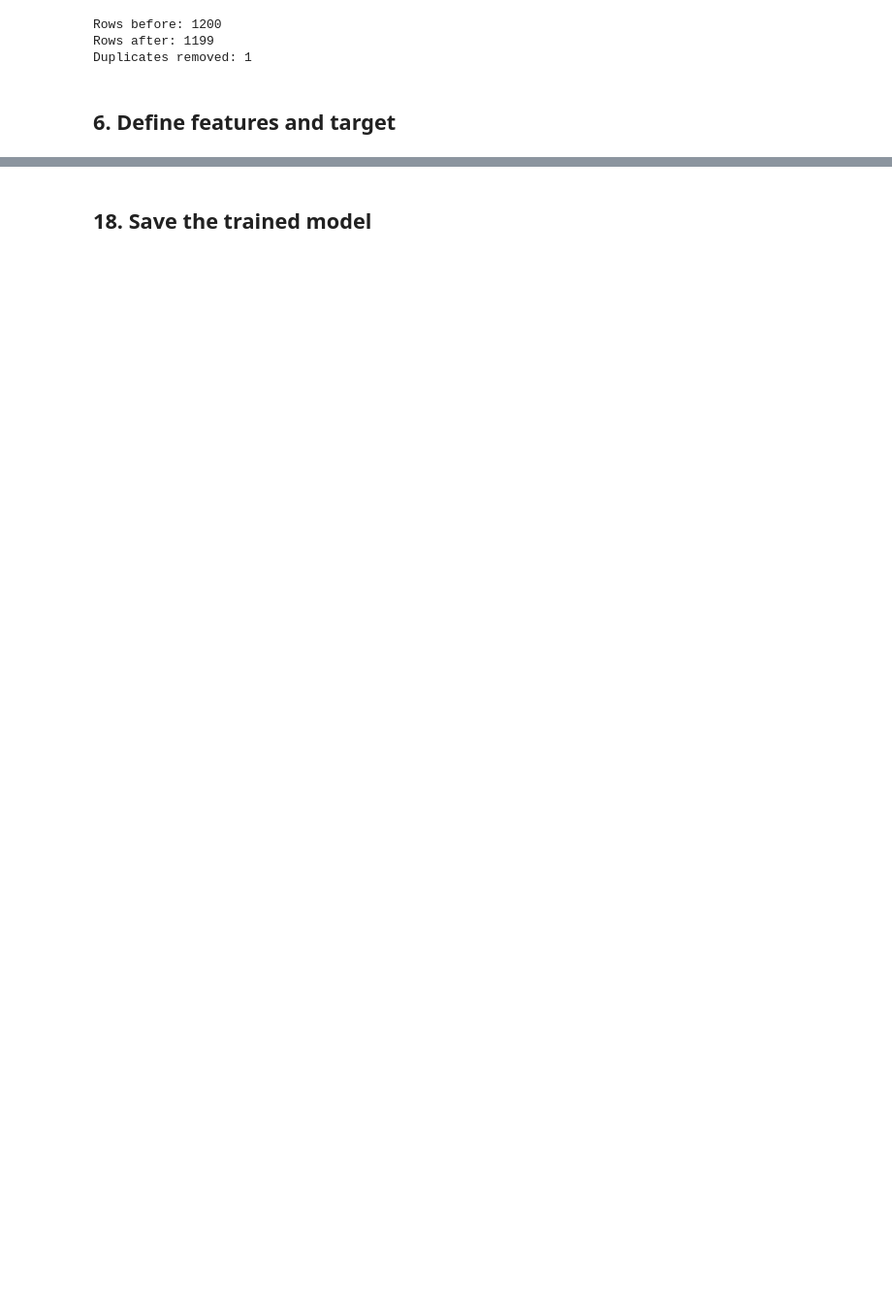
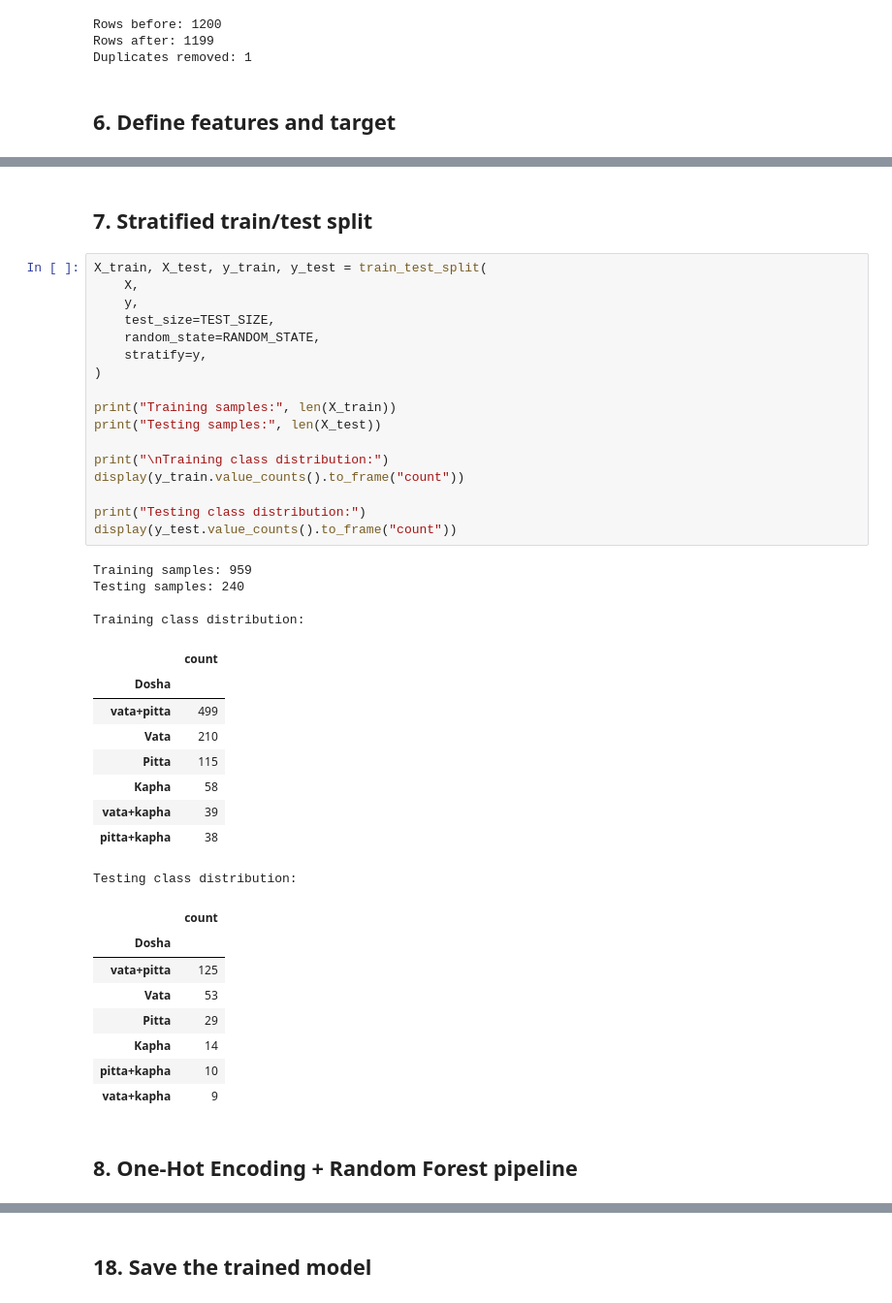
Before and after one commit to Adnankakar/Prakruti-chatbot, a Jupyter notebook: ml/notebooks/random_forest_training.ipynb, the cells around one changed output, grey strips where cells are left out. Shown at 97% size. Saved outputs shown, nothing was run; the diff lists cells and outputs as text; blank space fills up the shorter version.

```diff
--- a/ml/notebooks/random_forest_training.ipynb
+++ b/ml/notebooks/random_forest_training.ipynb
@@ -479,0 +208,43 @@ Final model trained on all available data.
+# %% [markdown]
+## 7. Stratified train/test split
+# %%
+X_train, X_test, y_train, y_test = train_test_split(
+    X,
+    y,
+    test_size=TEST_SIZE,
+    random_state=RANDOM_STATE,
+    stratify=y,
+)
+
+print("Training samples:", len(X_train))
+print("Testing samples:", len(X_test))
+
+print("\nTraining class distribution:")
+display(y_train.value_counts().to_frame("count"))
+
+print("Testing class distribution:")
+display(y_test.value_counts().to_frame("count"))
+# %% [output]
+Training samples: 959
+Testing samples: 240
+
+Training class distribution:
+|  | count |
+| Dosha |  |
+| vata+pitta | 499 |
+| Vata | 210 |
+| Pitta | 115 |
+| Kapha | 58 |
+| vata+kapha | 39 |
+| pitta+kapha | 38 |
+Testing class distribution:
+|  | count |
+| Dosha |  |
+| vata+pitta | 125 |
+| Vata | 53 |
+| Pitta | 29 |
+| Kapha | 14 |
+| pitta+kapha | 10 |
+| vata+kapha | 9 |
+# %% [markdown]
+## 8. One-Hot Encoding + Random Forest pipeline
```
Also changed, not shown: parts of 67 cells of this notebook, 10 other files.
